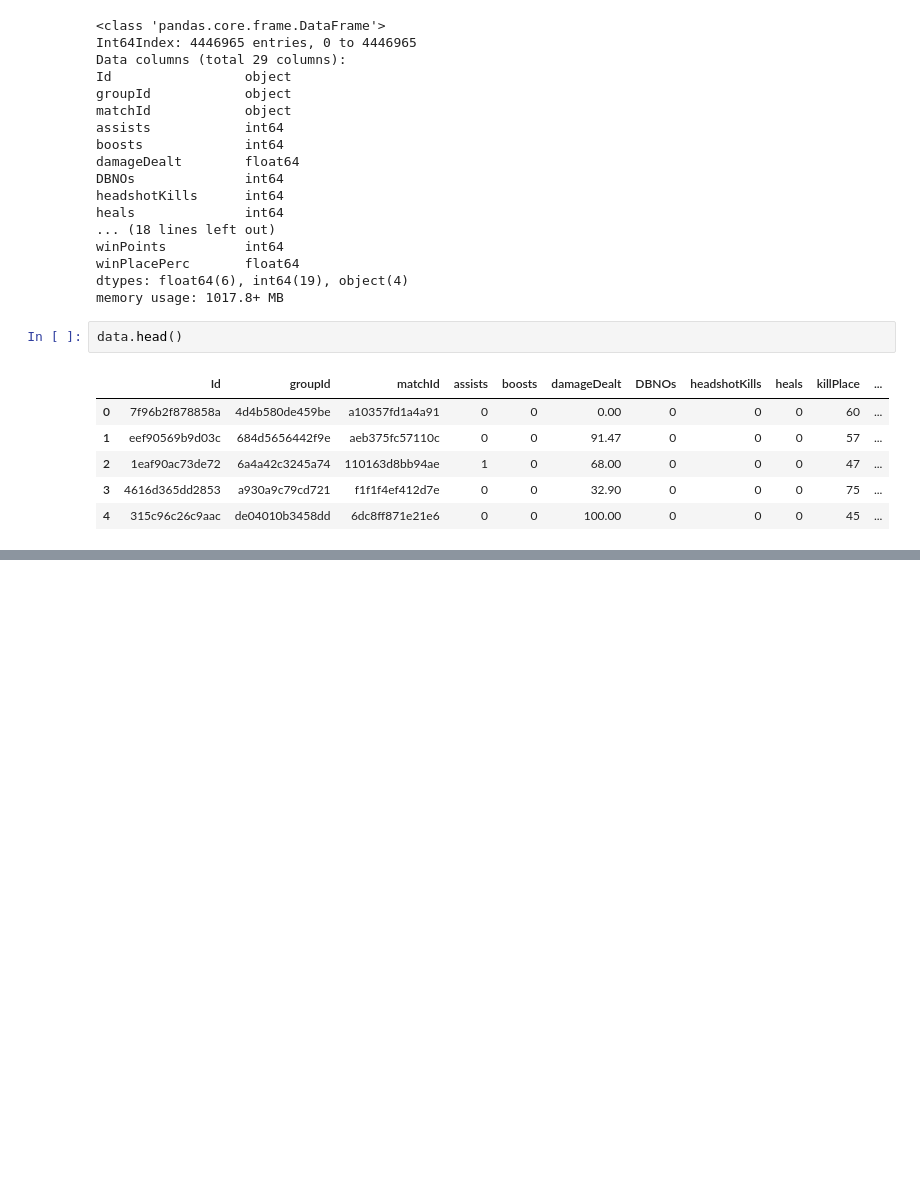
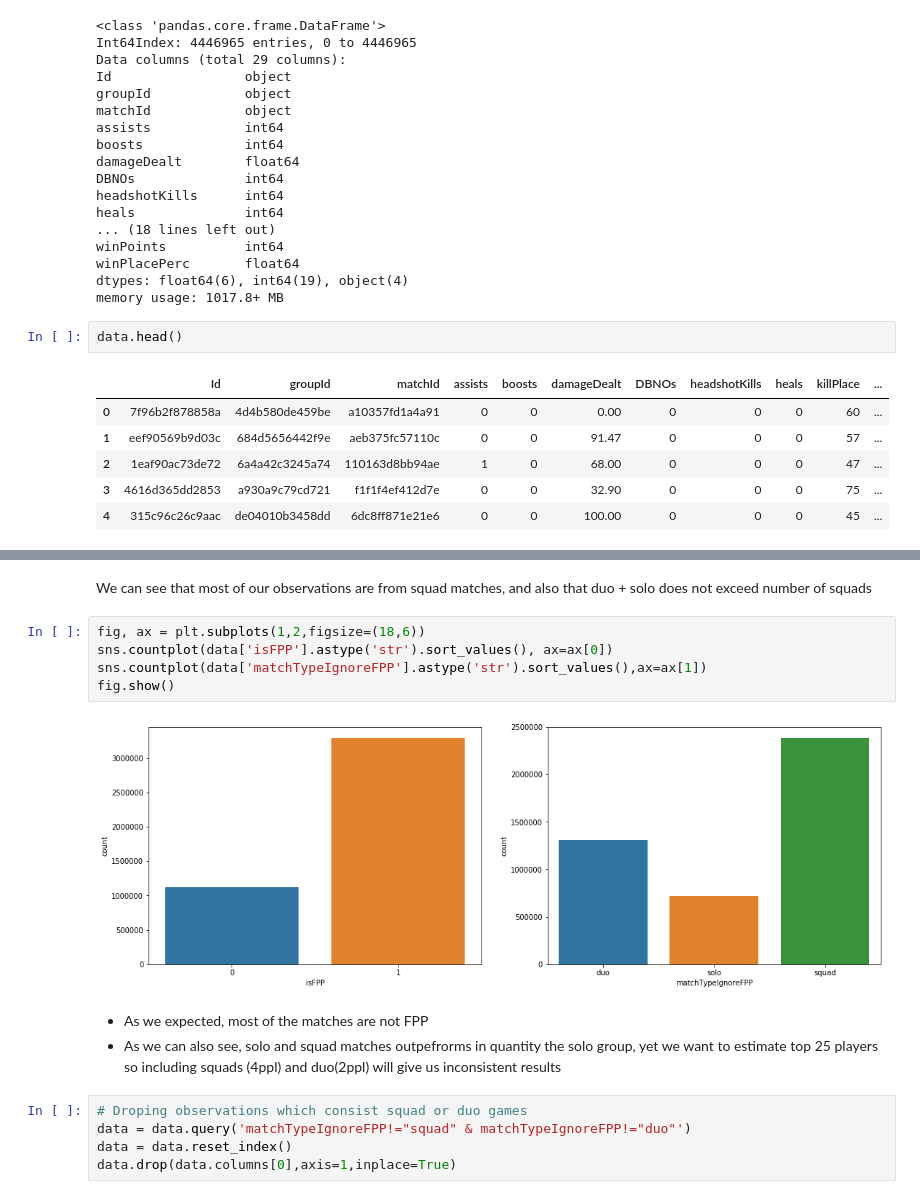
Before and after one commit to Szmariu/scaling-octo-disco, a Jupyter notebook: code.ipynb, the cells around one changed output, grey strips where cells are left out. Saved outputs shown, nothing was run; the diff lists cells and outputs as text; blank space fills up the shorter version.

```diff
--- a/code.ipynb
+++ b/code.ipynb
@@ -423,0 +190,17 @@ print(accs)
+# %% [markdown]
+We can see that most of our observations are from squad matches, and also that duo + solo does not exceed number of squads
+# %%
+fig, ax = plt.subplots(1,2,figsize=(18,6))
+sns.countplot(data['isFPP'].astype('str').sort_values(), ax=ax[0])
+sns.countplot(data['matchTypeIgnoreFPP'].astype('str').sort_values(),ax=ax[1])
+fig.show()
+# %% [output]
+[figure, added]
+# %% [markdown]
+- As we expected, most of the matches are not FPP
+- As we can also see, solo and squad matches outpefrorms in quantity the solo group, yet we want to estimate top 25 players so including squads (4ppl) and duo(2ppl) will give us inconsistent results
+# %%
+# Droping observations which consist squad or duo games
+data = data.query('matchTypeIgnoreFPP!="squad" & matchTypeIgnoreFPP!="duo"')
+data = data.reset_index()
+data.drop(data.columns[0],axis=1,inplace=True)
```
Also changed, not shown: parts of 145 cells of this notebook, 8 other files.
